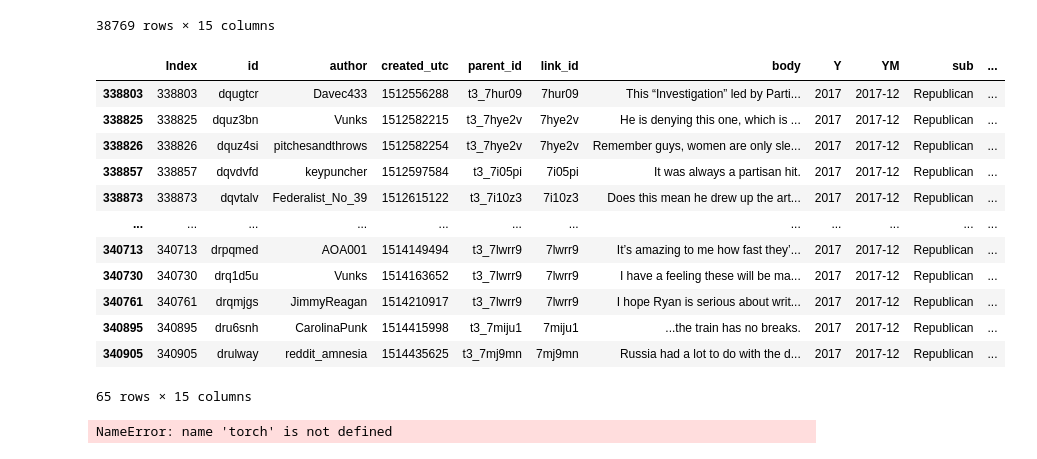
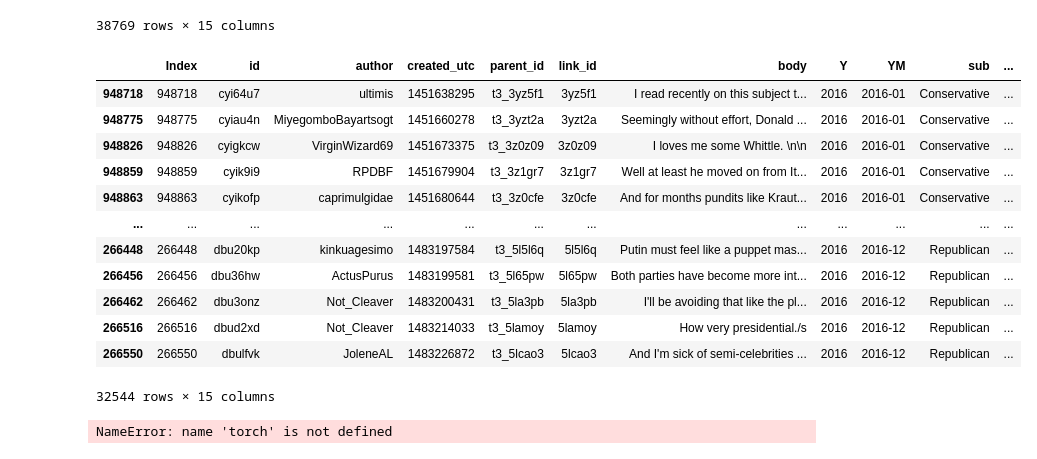
Before and after one commit to ege-bayiz/reddit-misinformation, a Jupyter notebook: stance_detection/reddit_stance_gen.ipynb, the cells around one changed output. Drawn from its saved outputs; the diff is of its cells as text; code cells hidden in the pictures.

```diff
--- a/stance_detection/reddit_stance_gen.ipynb
+++ b/stance_detection/reddit_stance_gen.ipynb
@@ -63,21 +65,21 @@ labeled
 | 266550 | 266550 | dbulfvk | JoleneAL | 1483226872 | t3_5lcao3 | 5lcao3 | And I'm sick of semi-celebrities ... | 2016 | 2016-12 | Republican | ... |
 38769 rows × 15 columns
 # %%
-labeled[labeled['stance'] == 'unsure']
+labeled[labeled['stance'] == ']favor']
 # %% [output]
 |  | Index | id | author | created_utc | parent_id | link_id | body | Y | YM | sub | ... |
-| 338803 | 338803 | dqugtcr | Davec433 | 1512556288 | t3_7hur09 | 7hur09 | This “Investigation” led by Parti... | 2017 | 2017-12 | Republican | ... |
-| 338825 | 338825 | dquz3bn | Vunks | 1512582215 | t3_7hye2v | 7hye2v | He is denying this one, which is ... | 2017 | 2017-12 | Republican | ... |
-| 338826 | 338826 | dquz4si | pitchesandthrows | 1512582254 | t3_7hye2v | 7hye2v | Remember guys, women are only sle... | 2017 | 2017-12 | Republican | ... |
-| 338857 | 338857 | dqvdvfd | keypuncher | 1512597584 | t3_7i05pi | 7i05pi | It was always a partisan hit. | 2017 | 2017-12 | Republican | ... |
-| 338873 | 338873 | dqvtalv | Federalist_No_39 | 1512615122 | t3_7i10z3 | 7i10z3 | Does this mean he drew up the art... | 2017 | 2017-12 | Republican | ... |
+| 948718 | 948718 | cyi64u7 | ultimis | 1451638295 | t3_3yz5f1 | 3yz5f1 | I read recently on this subject t... | 2016 | 2016-01 | Conservative | ... |
+| 948775 | 948775 | cyiau4n | MiyegomboBayartsogt | 1451660278 | t3_3yzt2a | 3yzt2a | Seemingly without effort, Donald ... | 2016 | 2016-01 | Conservative | ... |
+| 948826 | 948826 | cyigkcw | VirginWizard69 | 1451673375 | t3_3z0z09 | 3z0z09 | I loves me some Whittle. \n\n | 2016 | 2016-01 | Conservative | ... |
+| 948859 | 948859 | cyik9i9 | RPDBF | 1451679904 | t3_3z1gr7 | 3z1gr7 | Well at least he moved on from It... | 2016 | 2016-01 | Conservative | ... |
+| 948863 | 948863 | cyikofp | caprimulgidae | 1451680644 | t3_3z0cfe | 3z0cfe | And for months pundits like Kraut... | 2016 | 2016-01 | Conservative | ... |
 | ... | ... | ... | ... | ... | ... | ... | ... | ... | ... | ... | ... |
-| 340713 | 340713 | drpqmed | AOA001 | 1514149494 | t3_7lwrr9 | 7lwrr9 | It’s amazing to me how fast they’... | 2017 | 2017-12 | Republican | ... |
-| 340730 | 340730 | drq1d5u | Vunks | 1514163652 | t3_7lwrr9 | 7lwrr9 | I have a feeling these will be ma... | 2017 | 2017-12 | Republican | ... |
-| 340761 | 340761 | drqmjgs | JimmyReagan | 1514210917 | t3_7lwrr9 | 7lwrr9 | I hope Ryan is serious about writ... | 2017 | 2017-12 | Republican | ... |
-| 340895 | 340895 | dru6snh | CarolinaPunk | 1514415998 | t3_7miju1 | 7miju1 | ...the train has no breaks. | 2017 | 2017-12 | Republican | ... |
-| 340905 | 340905 | drulway | reddit_amnesia | 1514435625 | t3_7mj9mn | 7mj9mn | Russia had a lot to do with the d... | 2017 | 2017-12 | Republican | ... |
+| 266448 | 266448 | dbu20kp | kinkuagesimo | 1483197584 | t3_5l5l6q | 5l5l6q | Putin must feel like a puppet mas... | 2016 | 2016-12 | Republican | ... |
+| 266456 | 266456 | dbu36hw | ActusPurus | 1483199581 | t3_5l65pw | 5l65pw | Both parties have become more int... | 2016 | 2016-12 | Republican | ... |
+| 266462 | 266462 | dbu3onz | Not_Cleaver | 1483200431 | t3_5la3pb | 5la3pb | I'll be avoiding that like the pl... | 2016 | 2016-12 | Republican | ... |
+| 266516 | 266516 | dbud2xd | Not_Cleaver | 1483214033 | t3_5lamoy | 5lamoy | How very presidential./s | 2016 | 2016-12 | Republican | ... |
+| 266550 | 266550 | dbulfvk | JoleneAL | 1483226872 | t3_5lcao3 | 5lcao3 | And I'm sick of semi-celebrities ... | 2016 | 2016-12 | Republican | ... |
-65 rows × 15 columns
+32544 rows × 15 columns
 # %%
 os.environ["CUDA_VISIBLE_DEVICES"] = "5"
 
```
Also changed, not shown: parts of 1 cell of this notebook, 10 other files.
